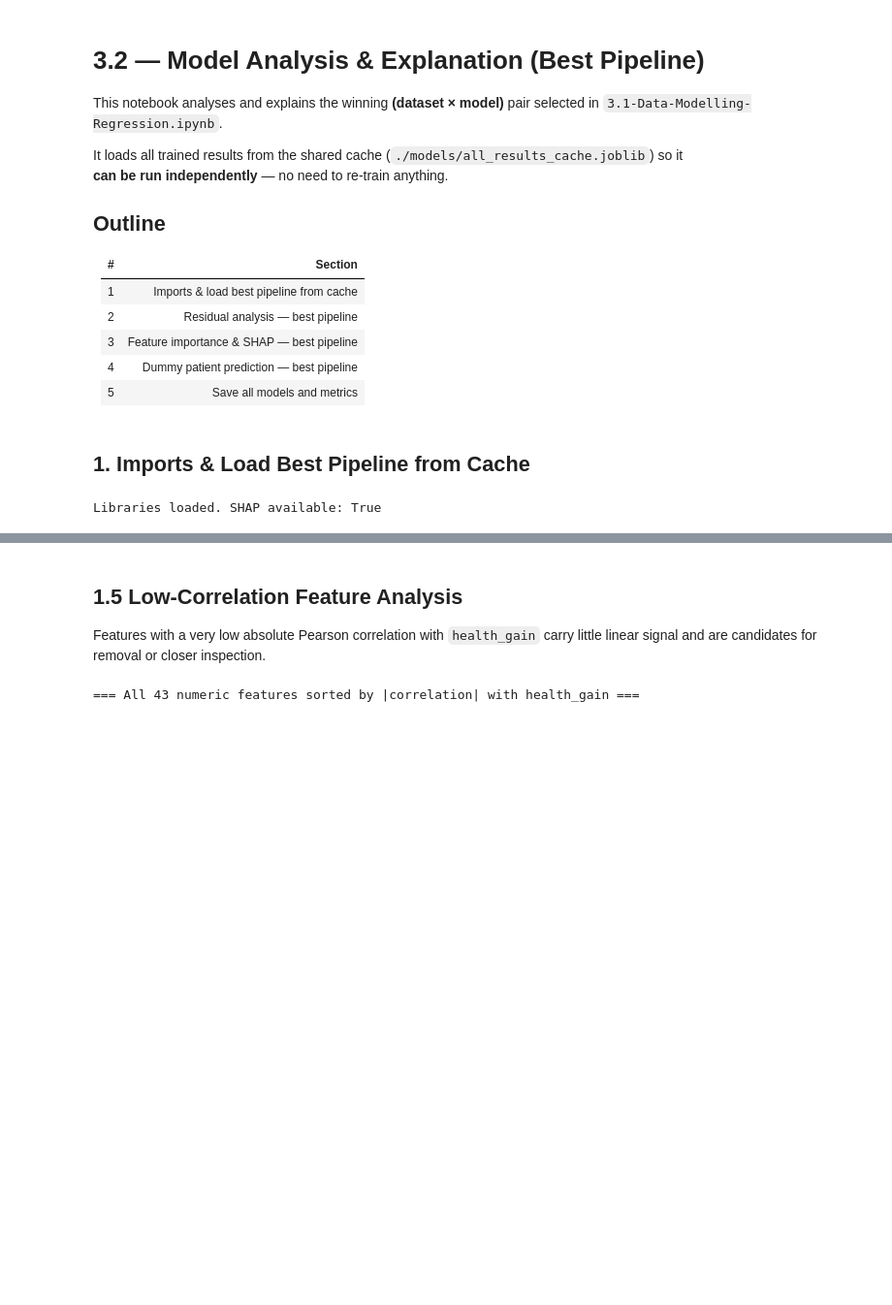
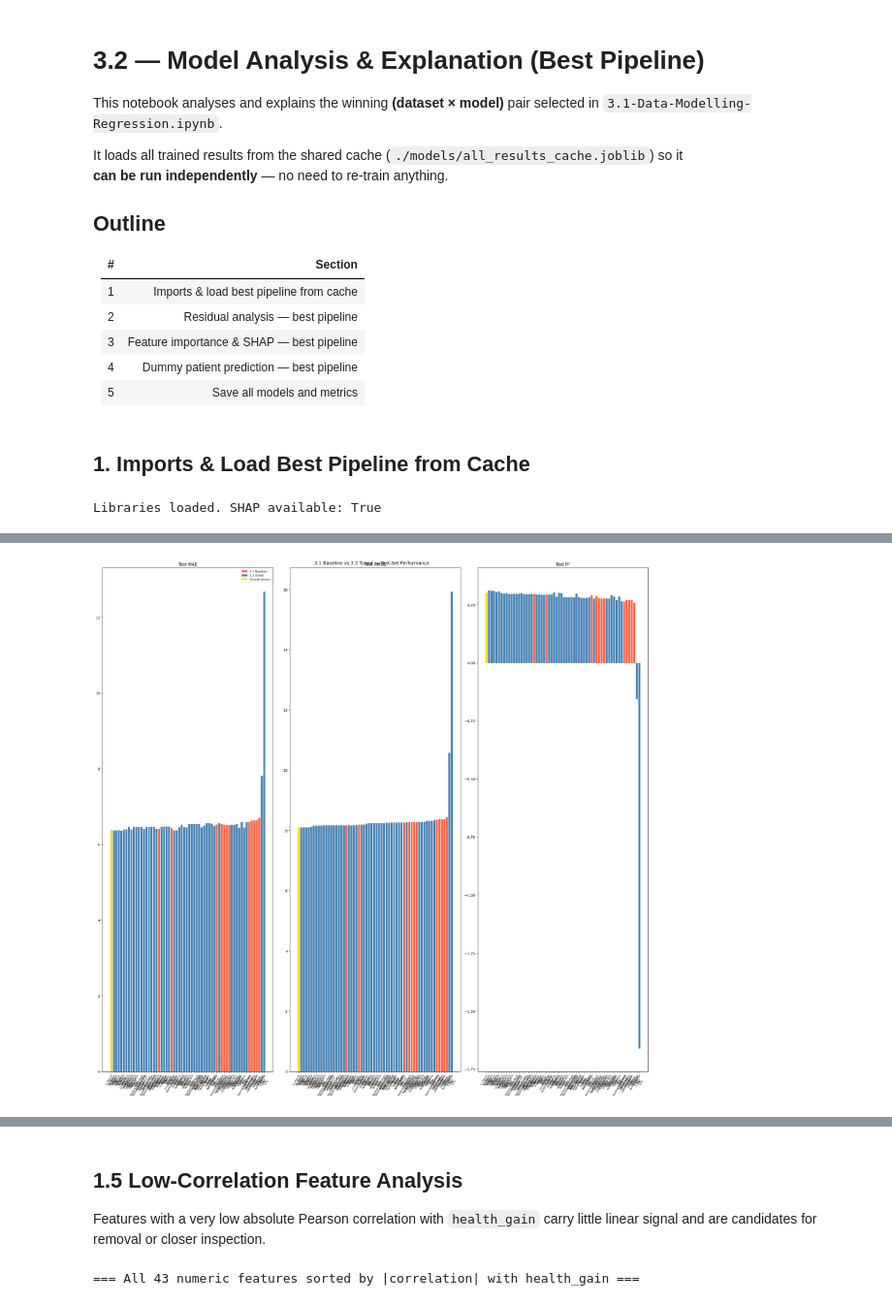
Before and after one commit to LALITAMITTAL18/EAISI-NHS, a Jupyter notebook: notebooks/Experiment/Knee/4.0-Model-Analysis-and-Explanation.ipynb, the cells around one changed output, grey strips where cells are left out. Shown at 97% size. Saved outputs shown, nothing was run; the diff lists cells and outputs as text; code cells hidden in the pictures; blank space fills up the shorter version.

```diff
--- a/notebooks/Experiment/Knee/4.0-Model-Analysis-and-Explanation.ipynb
+++ b/notebooks/Experiment/Knee/4.0-Model-Analysis-and-Explanation.ipynb
@@ -69,26 +83,85 @@ Loaded 50 cached runs from models\3.3-all_results_cache.joblib
 # %%
+import pandas as pd
 
-# ── Rebuild comparison table and identify winner (Polars) ─────────────────────
+# ── Build combined comparison table ───────────────────────────────────────────
 comparison_rows = []
-for ds_label, models_dict in all_results.items():
-    for mdl_name, res in models_dict.items():
-        comparison_rows.append({
-            'Dataset':   ds_label,
-            'Model':     mdl_name,
-            'CV RMSE':   round(res['cv_rmse'],   4),
-            'CV R²':     round(res['cv_r2'],      4),
-            'Test MAE':  round(res['test_mae'],   4),
-            'Test RMSE': round(res['test_rmse'],  4),
-            'Test R²':   round(res['test_r2'],    4),
-        })
+for source, cache in [('3.1-Baseline', results_31), ('3.3-Tuned', results_33)]:
+    for ds_label, models_dict in cache.items():
+        for mdl_name, res in models_dict.items():
+            comparison_rows.append({
+                'Source':    source,
+                'Dataset':   ds_label,
+                'Model':     mdl_name,
+                'CV RMSE':   round(res['cv_rmse'],  4),
+                'CV R²':     round(res['cv_r2'],    4),
+                'Test MAE':  round(res['test_mae'], 4),
+                'Test RMSE': round(res['test_rmse'],4),
+                'Test R²':   round(res['test_r2'],  4),
+            })
 
 comparison_df = pl.DataFrame(comparison_rows).sort('Test RMSE')
 
+print('=== Combined Results: 3.1 Baseline vs 3.3 Tuned ===\n')
+with pd.option_context('display.max_rows', None, 'display.max_columns', None, 'display.width', None):
+    display(comparison_df.to_pandas().reset_index(drop=True))
+
+# ── Per-source summary ────────────────────────────────────────────────────────
+print('\n=== Best per source ===')
+for source in ['3.1-Baseline', '3.3-Tuned']:
+    subset = comparison_df.filter(pl.col('Source') == source)
+    if subset.is_empty():
+        print(f'  {source}: no results loaded')
+        continue
+    best = subset.row(0, named=True)
+    print(f'  {source:<15}  Best: {best["Dataset"]} × {best["Model"]:<22}  '
+          f'Test RMSE={best["Test RMSE"]}  R²={best["Test R²"]}')
+
+# ── Visual side-by-side bar chart ─────────────────────────────────────────────
+import matplotlib.pyplot as plt
+import matplotlib.patches as mpatches
+
+rows = comparison_df.to_dicts()
+labels  = [f'{r["Dataset"]}\n{r["Model"]}\n({r["Source"][:3]})' for r in rows]
+colors  = ['tomato' if r['Source'] == '3.1-Baseline' else 'steelblue' for r in rows]
+colors[0] = 'gold'   # overall winner
+
+fig, axes = plt.subplots(1, 3, figsize=(22, max(5, len(rows) * 0.35)))
+fig.suptitle('3.1 Baseline vs 3.3 Tuned — Test-Set Performance', fontsize=13)
+
+for ax, metric in zip(axes, ['Test MAE', 'Test RMSE', 'Test R²']):
+    values = [r[metric] for r in rows]
+    ax.bar(labels, values, color=colors)
+    ax.set_title(metric)
+    ax.tick_params(axis='x', rotation=60, labelsize=6)
+
+legend_handles = [
+    mpatches.Patch(facecolor='tomato',    label='3.1 Baseline'),
+    mpatches.Patch(facecolor='steelblue', label='3.3 Tuned'),
+    mpatches.Patch(facecolor='gold',      label='Overall winner'),
+]
+axes[0].legend(handles=legend_handles, fontsize=8)
+plt.tight_layout()
+plt.show()
+
+# ── RMSE improvement of best 3.3 vs best 3.1 ─────────────────────────────────
+best_31 = comparison_df.filter(pl.col('Source') == '3.1-Baseline')
+best_33 = comparison_df.filter(pl.col('Source') == '3.3-Tuned')
+if not best_31.is_empty() and not best_33.is_empty():
+    rmse_31 = best_31.row(0, named=True)['Test RMSE']
+    rmse_33 = best_33.row(0, named=True)['Test RMSE']
+    delta   = rmse_31 - rmse_33
+    print(f'\n>>> HPO improvement: {delta:+.4f} RMSE  ({100*delta/rmse_31:+.1f}%)  '
+          f'3.1 best={rmse_31:.4f}  →  3.3 best={rmse_33:.4f}')
+
+# ── Pick overall winner for downstream analysis ───────────────────────────────
 winner_row   = comparison_df.row(0, named=True)
+best_source  = winner_row['Source']
 best_dataset = winner_row['Dataset']
 best_name    = winner_row['Model']
 
-best_res      = all_results[best_dataset][best_name]
+winner_cache = results_31 if best_source == '3.1-Baseline' else results_33
+
+best_res      = winner_cache[best_dataset][best_name]
 best_pipeline = best_res['pipeline']
 X_train       = best_res['X_train']
 X_test        = best_res['X_test']
@@ -100,8 +173,9 @@ numeric_cols  = best_res['numeric_cols']
 cat_cols      = best_res['cat_cols']
 
 print(f'\n>>> OVERALL WINNER')
+print(f'    Source   : {best_source}')
 print(f'    Dataset  : {best_dataset}')
 print(f'    Model    : {best_name}')
 print(f'    Test RMSE: {winner_row["Test RMSE"]}  |  Test R²: {winner_row["Test R²"]}')
-print(f'\nSections 2–5 will use: dataset={best_dataset}, model={best_name}')
+print(f'\nSections 2–5 will analyse: source={best_source}, dataset={best_dataset}, model={best_name}')
 # %% [output]
@@ -113,0 +203 @@ Sections 2–5 will use: dataset=2.1-Manual, model=Stacking
+[figure, added]
```
Also changed, not shown: parts of 2 cells of this notebook, 2 other files.
